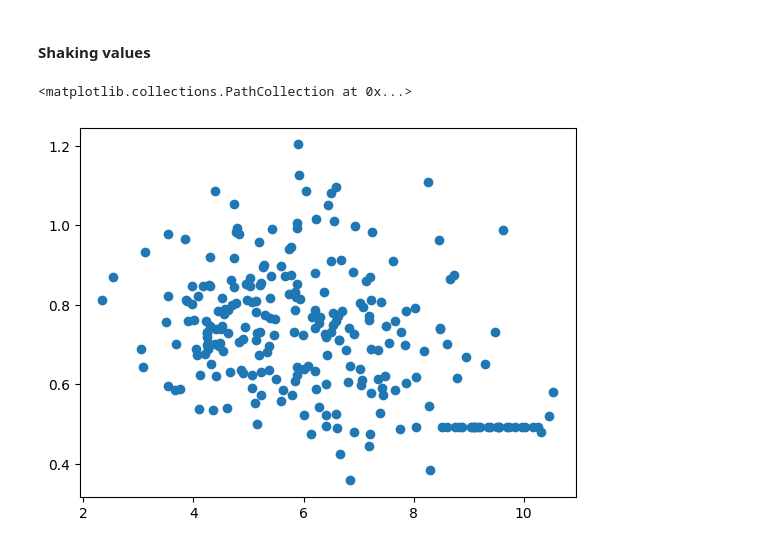
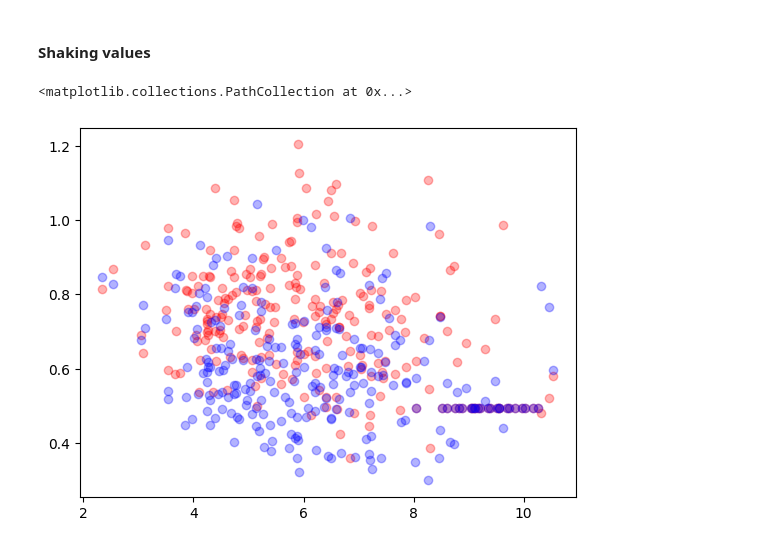
Before and after one commit to LuisR-jpg/Artificial-Intelligence---UP, a Jupyter notebook: Courses and Miscellaneous/Research/Analysis.ipynb, the cells around one changed output. Drawn from its saved outputs; the diff is of its cells as text; code cells hidden in the pictures.

```diff
--- a/Courses and Miscellaneous/Research/Analysis.ipynb
+++ b/Courses and Miscellaneous/Research/Analysis.ipynb
@@ -261,7 +261,8 @@ Text(0, 0.5, 'Shaking Moment')
 # %% [markdown]
 #### Shaking values
-# %%
-plt.scatter(sumMasses[optimal], shForces[optimal])
-# %% [output]
-<matplotlib.collections.PathCollection at 0x...>
-[figure, removed]
+# %%
+plt.scatter(sumMasses[optimal], shForces[optimal], c = "r", alpha = 0.3)
+plt.scatter(sumMasses[optimal], shMoments[optimal], c = "b", alpha = 0.3)
+# %% [output]
+<matplotlib.collections.PathCollection at 0x...>
+[figure, added]
```
Also changed, not shown: parts of 1 cell of this notebook.
